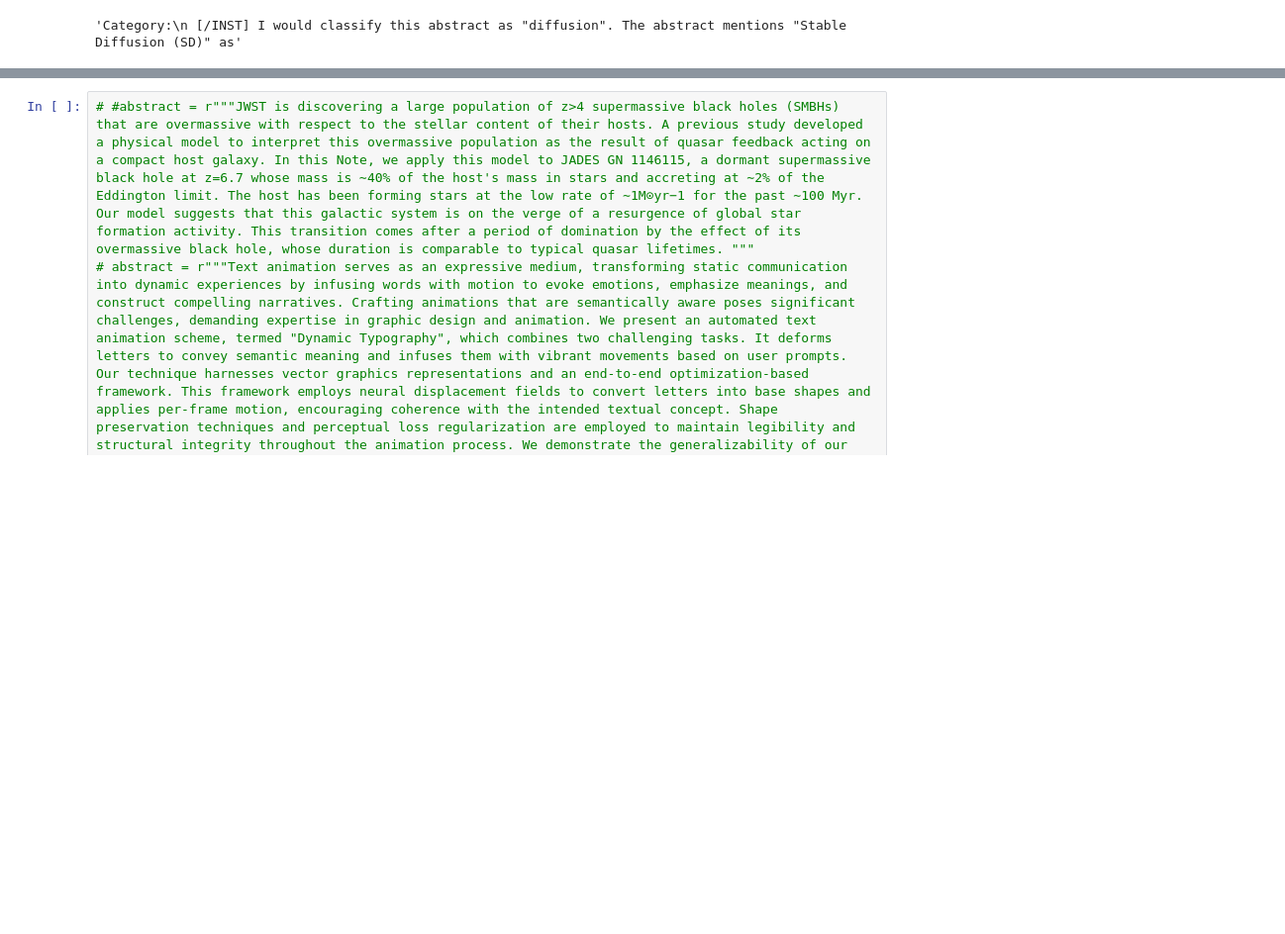
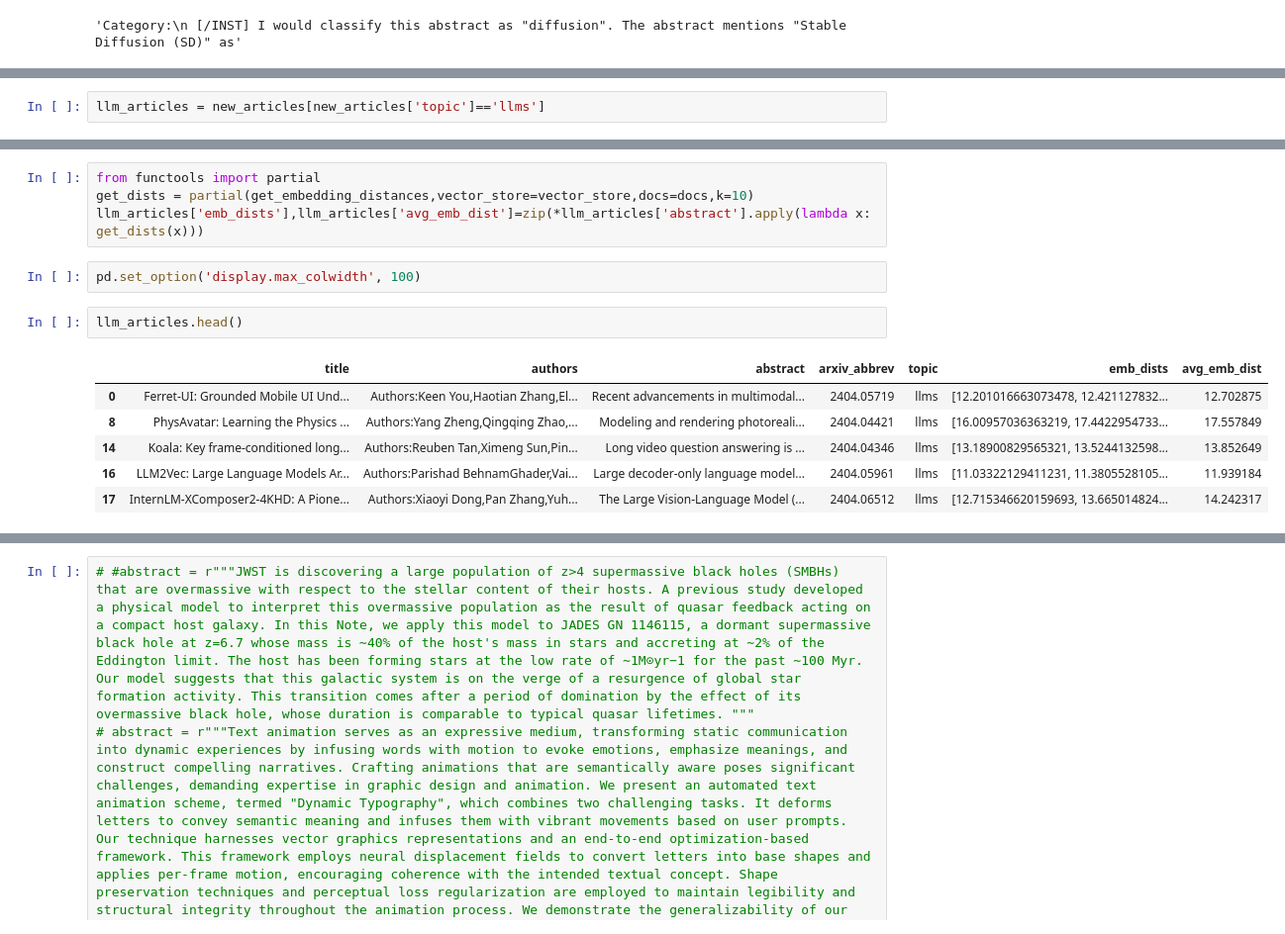
Before and after one commit to dapopov-st/arXiv-llms-assistant, a Jupyter notebook: nbs/make_embeds.ipynb, the cells around one changed output, grey strips where cells are left out. Shown: that part at 99% size. Drawn from its saved outputs; the diff is of its cells as text; blank space fills up the shorter version.

```diff
--- a/nbs/make_embeds.ipynb
+++ b/nbs/make_embeds.ipynb
@@ -490,0 +550,2 @@ classify_topic(abstract)
+# %%
+llm_articles = new_articles[new_articles['topic']=='llms']
@@ -490,0 +584,15 @@ classify_topic(abstract)
+# %%
+from functools import partial
+get_dists = partial(get_embedding_distances,vector_store=vector_store,docs=docs,k=10)
+llm_articles['emb_dists'],llm_articles['avg_emb_dist']=zip(*llm_articles['abstract'].apply(lambda x: get_dists(x)))
+# %%
+pd.set_option('display.max_colwidth', 100)
+# %%
+llm_articles.head()
+# %% [output]
+|  | title | authors | abstract | arxiv_abbrev | topic | emb_dists | avg_emb_dist |
+| 0 | Ferret-UI: Grounded Mobile UI Und... | Authors:Keen You,Haotian Zhang,El... | Recent advancements in multimodal... | 2404.05719 | llms | [12.201016663073478, 12.421127832... | 12.702875 |
+| 8 | PhysAvatar: Learning the Physics ... | Authors:Yang Zheng,Qingqing Zhao,... | Modeling and rendering photoreali... | 2404.04421 | llms | [16.00957036363219, 17.4422954733... | 17.557849 |
+| 14 | Koala: Key frame-conditioned long... | Authors:Reuben Tan,Ximeng Sun,Pin... | Long video question answering is ... | 2404.04346 | llms | [13.18900829565321, 13.5244132598... | 13.852649 |
+| 16 | LLM2Vec: Large Language Models Ar... | Authors:Parishad BehnamGhader,Vai... | Large decoder-only language model... | 2404.05961 | llms | [11.03322129411231, 11.3805528105... | 11.939184 |
+| 17 | InternLM-XComposer2-4KHD: A Pione... | Authors:Xiaoyi Dong,Pan Zhang,Yuh... | The Large Vision-Language Model (... | 2404.06512 | llms | [12.715346620159693, 13.665014824... | 14.242317 |
```
Also changed, not shown: parts of 40 cells of this notebook.
